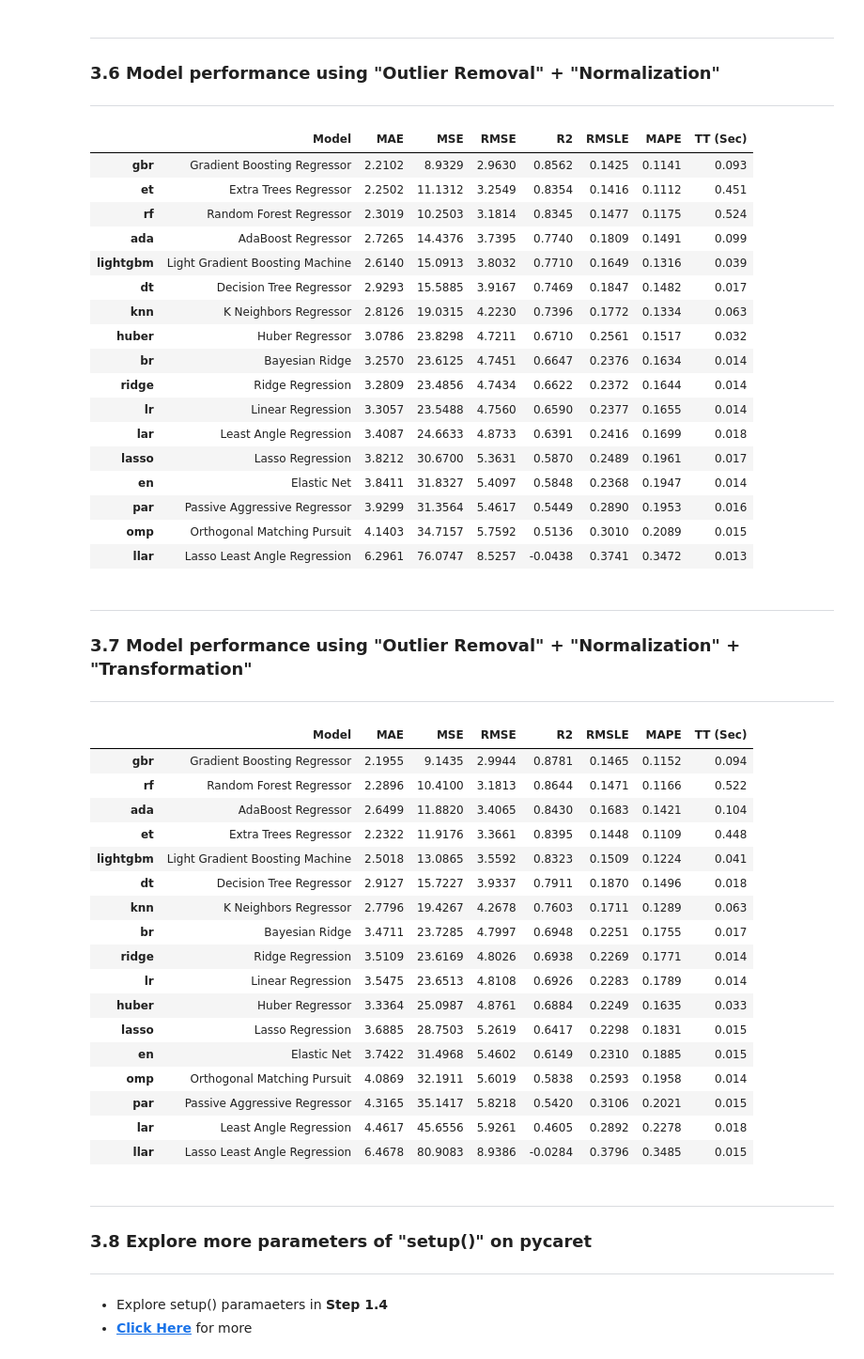
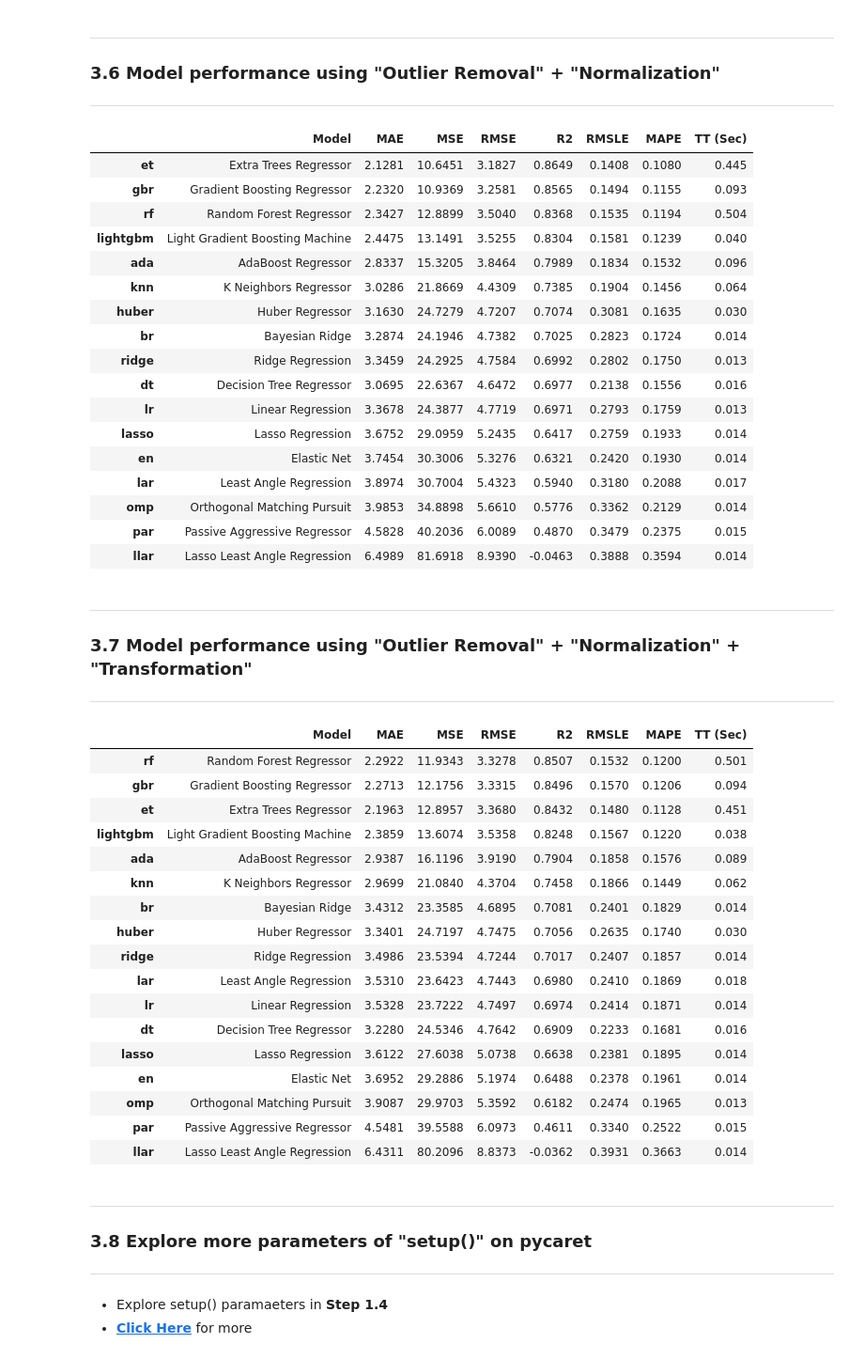
Before and after one commit to psrana/Machine-Learning-using-PyCaret, a Jupyter notebook: 01_PyCaret_for_Regression_with_Results.ipynb, the cells around one changed output. Shown at 94% size. Cells and saved outputs as stored; diff of their text form; code cells hidden in the pictures.

```diff
--- a/01_PyCaret_for_Regression_with_Results.ipynb
+++ b/01_PyCaret_for_Regression_with_Results.ipynb
@@ -76,6 +76,7 @@ dataSets = get_data('index')
 ---
 # %%
 bostonDataSet = get_data("boston")    # SN is 46
+bostonDataSet = bostonDataSet.sample(frac=1)   # Shuffle the dataset
 
 # Boston is regression dataset.
 # The values in "medv" columns are continuous values
@@ -382,53 +383,53 @@ cm = compare_models()
 ### **3.6 Model performance using "Outlier Removal" + "Normalization"**
 ---
 # %%
-s = setup(data = bostonDataSet, target = 'medv', remove_outliers = True, outliers_threshold = 0.05, normalize = True, normalize_method = 'zscore', silent=True)
+s = setup(data = bostonDataSet, target = 'medv', remove_outliers = True, outliers_threshold = 0.05, normalize = True, normalize_method = 'zscore', train_size = 0.7, data_split_shuffle = False, silent=True)
 cm = compare_models()
 # %% [output]
 |  | Model | MAE | MSE | RMSE | R2 | RMSLE | MAPE | TT (Sec) |
-| gbr | Gradient Boosting Regressor | 2.2102 | 8.9329 | 2.9630 | 0.8562 | 0.1425 | 0.1141 | 0.093 |
-| et | Extra Trees Regressor | 2.2502 | 11.1312 | 3.2549 | 0.8354 | 0.1416 | 0.1112 | 0.451 |
-| rf | Random Forest Regressor | 2.3019 | 10.2503 | 3.1814 | 0.8345 | 0.1477 | 0.1175 | 0.524 |
-| ada | AdaBoost Regressor | 2.7265 | 14.4376 | 3.7395 | 0.7740 | 0.1809 | 0.1491 | 0.099 |
-| lightgbm | Light Gradient Boosting Machine | 2.6140 | 15.0913 | 3.8032 | 0.7710 | 0.1649 | 0.1316 | 0.039 |
-| dt | Decision Tree Regressor | 2.9293 | 15.5885 | 3.9167 | 0.7469 | 0.1847 | 0.1482 | 0.017 |
-| knn | K Neighbors Regressor | 2.8126 | 19.0315 | 4.2230 | 0.7396 | 0.1772 | 0.1334 | 0.063 |
-| huber | Huber Regressor | 3.0786 | 23.8298 | 4.7211 | 0.6710 | 0.2561 | 0.1517 | 0.032 |
-| br | Bayesian Ridge | 3.2570 | 23.6125 | 4.7451 | 0.6647 | 0.2376 | 0.1634 | 0.014 |
-| ridge | Ridge Regression | 3.2809 | 23.4856 | 4.7434 | 0.6622 | 0.2372 | 0.1644 | 0.014 |
-| lr | Linear Regression | 3.3057 | 23.5488 | 4.7560 | 0.6590 | 0.2377 | 0.1655 | 0.014 |
-| lar | Least Angle Regression | 3.4087 | 24.6633 | 4.8733 | 0.6391 | 0.2416 | 0.1699 | 0.018 |
-| lasso | Lasso Regression | 3.8212 | 30.6700 | 5.3631 | 0.5870 | 0.2489 | 0.1961 | 0.017 |
-| en | Elastic Net | 3.8411 | 31.8327 | 5.4097 | 0.5848 | 0.2368 | 0.1947 | 0.014 |
-| par | Passive Aggressive Regressor | 3.9299 | 31.3564 | 5.4617 | 0.5449 | 0.2890 | 0.1953 | 0.016 |
-| omp | Orthogonal Matching Pursuit | 4.1403 | 34.7157 | 5.7592 | 0.5136 | 0.3010 | 0.2089 | 0.015 |
-| llar | Lasso Least Angle Regression | 6.2961 | 76.0747 | 8.5257 | -0.0438 | 0.3741 | 0.3472 | 0.013 |
+| et | Extra Trees Regressor | 2.1281 | 10.6451 | 3.1827 | 0.8649 | 0.1408 | 0.1080 | 0.445 |
+| gbr | Gradient Boosting Regressor | 2.2320 | 10.9369 | 3.2581 | 0.8565 | 0.1494 | 0.1155 | 0.093 |
+| rf | Random Forest Regressor | 2.3427 | 12.8899 | 3.5040 | 0.8368 | 0.1535 | 0.1194 | 0.504 |
+| lightgbm | Light Gradient Boosting Machine | 2.4475 | 13.1491 | 3.5255 | 0.8304 | 0.1581 | 0.1239 | 0.040 |
+| ada | AdaBoost Regressor | 2.8337 | 15.3205 | 3.8464 | 0.7989 | 0.1834 | 0.1532 | 0.096 |
+| knn | K Neighbors Regressor | 3.0286 | 21.8669 | 4.4309 | 0.7385 | 0.1904 | 0.1456 | 0.064 |
+| huber | Huber Regressor | 3.1630 | 24.7279 | 4.7207 | 0.7074 | 0.3081 | 0.1635 | 0.030 |
+| br | Bayesian Ridge | 3.2874 | 24.1946 | 4.7382 | 0.7025 | 0.2823 | 0.1724 | 0.014 |
+| ridge | Ridge Regression | 3.3459 | 24.2925 | 4.7584 | 0.6992 | 0.2802 | 0.1750 | 0.013 |
+| dt | Decision Tree Regressor | 3.0695 | 22.6367 | 4.6472 | 0.6977 | 0.2138 | 0.1556 | 0.016 |
+| lr | Linear Regression | 3.3678 | 24.3877 | 4.7719 | 0.6971 | 0.2793 | 0.1759 | 0.013 |
+| lasso | Lasso Regression | 3.6752 | 29.0959 | 5.2435 | 0.6417 | 0.2759 | 0.1933 | 0.014 |
+| en | Elastic Net | 3.7454 | 30.3006 | 5.3276 | 0.6321 | 0.2420 | 0.1930 | 0.014 |
+| lar | Least Angle Regression | 3.8974 | 30.7004 | 5.4323 | 0.5940 | 0.3180 | 0.2088 | 0.017 |
+| omp | Orthogonal Matching Pursuit | 3.9853 | 34.8898 | 5.6610 | 0.5776 | 0.3362 | 0.2129 | 0.014 |
+| par | Passive Aggressive Regressor | 4.5828 | 40.2036 | 6.0089 | 0.4870 | 0.3479 | 0.2375 | 0.015 |
+| llar | Lasso Least Angle Regression | 6.4989 | 81.6918 | 8.9390 | -0.0463 | 0.3888 | 0.3594 | 0.014 |
 # %% [markdown]
 ---
 ### **3.7 Model performance using "Outlier Removal" +  "Normalization" + "Transformation"**
 ---
 # %%
-s = setup(data = bostonDataSet, target = 'medv', remove_outliers = True, outliers_threshold = 0.05, normalize = True, normalize_method = 'zscore', transformation = True, transformation_method = 'yeo-johnson', silent=True)
+s = setup(data = bostonDataSet, target = 'medv', remove_outliers = True, outliers_threshold = 0.05, normalize = True, normalize_method = 'zscore', transformation = True, transformation_method = 'yeo-johnson', train_size = 0.7, data_split_shuffle = False, silent=True)
 cm = compare_models()
 # %% [output]
 |  | Model | MAE | MSE | RMSE | R2 | RMSLE | MAPE | TT (Sec) |
-| gbr | Gradient Boosting Regressor | 2.1955 | 9.1435 | 2.9944 | 0.8781 | 0.1465 | 0.1152 | 0.094 |
-| rf | Random Forest Regressor | 2.2896 | 10.4100 | 3.1813 | 0.8644 | 0.1471 | 0.1166 | 0.522 |
-| ada | AdaBoost Regressor | 2.6499 | 11.8820 | 3.4065 | 0.8430 | 0.1683 | 0.1421 | 0.104 |
-| et | Extra Trees Regressor | 2.2322 | 11.9176 | 3.3661 | 0.8395 | 0.1448 | 0.1109 | 0.448 |
-| lightgbm | Light Gradient Boosting Machine | 2.5018 | 13.0865 | 3.5592 | 0.8323 | 0.1509 | 0.1224 | 0.041 |
-| dt | Decision Tree Regressor | 2.9127 | 15.7227 | 3.9337 | 0.7911 | 0.1870 | 0.1496 | 0.018 |
-| knn | K Neighbors Regressor | 2.7796 | 19.4267 | 4.2678 | 0.7603 | 0.1711 | 0.1289 | 0.063 |
-| br | Bayesian Ridge | 3.4711 | 23.7285 | 4.7997 | 0.6948 | 0.2251 | 0.1755 | 0.017 |
-| ridge | Ridge Regression | 3.5109 | 23.6169 | 4.8026 | 0.6938 | 0.2269 | 0.1771 | 0.014 |
-| lr | Linear Regression | 3.5475 | 23.6513 | 4.8108 | 0.6926 | 0.2283 | 0.1789 | 0.014 |
-| huber | Huber Regressor | 3.3364 | 25.0987 | 4.8761 | 0.6884 | 0.2249 | 0.1635 | 0.033 |
-| lasso | Lasso Regression | 3.6885 | 28.7503 | 5.2619 | 0.6417 | 0.2298 | 0.1831 | 0.015 |
-| en | Elastic Net | 3.7422 | 31.4968 | 5.4602 | 0.6149 | 0.2310 | 0.1885 | 0.015 |
-| omp | Orthogonal Matching Pursuit | 4.0869 | 32.1911 | 5.6019 | 0.5838 | 0.2593 | 0.1958 | 0.014 |
-| par | Passive Aggressive Regressor | 4.3165 | 35.1417 | 5.8218 | 0.5420 | 0.3106 | 0.2021 | 0.015 |
-| lar | Least Angle Regression | 4.4617 | 45.6556 | 5.9261 | 0.4605 | 0.2892 | 0.2278 | 0.018 |
-| llar | Lasso Least Angle Regression | 6.4678 | 80.9083 | 8.9386 | -0.0284 | 0.3796 | 0.3485 | 0.015 |
+| rf | Random Forest Regressor | 2.2922 | 11.9343 | 3.3278 | 0.8507 | 0.1532 | 0.1200 | 0.501 |
+| gbr | Gradient Boosting Regressor | 2.2713 | 12.1756 | 3.3315 | 0.8496 | 0.1570 | 0.1206 | 0.094 |
+| et | Extra Trees Regressor | 2.1963 | 12.8957 | 3.3680 | 0.8432 | 0.1480 | 0.1128 | 0.451 |
+| lightgbm | Light Gradient Boosting Machine | 2.3859 | 13.6074 | 3.5358 | 0.8248 | 0.1567 | 0.1220 | 0.038 |
+| ada | AdaBoost Regressor | 2.9387 | 16.1196 | 3.9190 | 0.7904 | 0.1858 | 0.1576 | 0.089 |
+| knn | K Neighbors Regressor | 2.9699 | 21.0840 | 4.3704 | 0.7458 | 0.1866 | 0.1449 | 0.062 |
+| br | Bayesian Ridge | 3.4312 | 23.3585 | 4.6895 | 0.7081 | 0.2401 | 0.1829 | 0.014 |
+| huber | Huber Regressor | 3.3401 | 24.7197 | 4.7475 | 0.7056 | 0.2635 | 0.1740 | 0.030 |
+| ridge | Ridge Regression | 3.4986 | 23.5394 | 4.7244 | 0.7017 | 0.2407 | 0.1857 | 0.014 |
+| lar | Least Angle Regression | 3.5310 | 23.6423 | 4.7443 | 0.6980 | 0.2410 | 0.1869 | 0.018 |
+| lr | Linear Regression | 3.5328 | 23.7222 | 4.7497 | 0.6974 | 0.2414 | 0.1871 | 0.014 |
+| dt | Decision Tree Regressor | 3.2280 | 24.5346 | 4.7642 | 0.6909 | 0.2233 | 0.1681 | 0.016 |
+| lasso | Lasso Regression | 3.6122 | 27.6038 | 5.0738 | 0.6638 | 0.2381 | 0.1895 | 0.014 |
+| en | Elastic Net | 3.6952 | 29.2886 | 5.1974 | 0.6488 | 0.2378 | 0.1961 | 0.014 |
+| omp | Orthogonal Matching Pursuit | 3.9087 | 29.9703 | 5.3592 | 0.6182 | 0.2474 | 0.1965 | 0.013 |
+| par | Passive Aggressive Regressor | 4.5481 | 39.5588 | 6.0973 | 0.4611 | 0.3340 | 0.2522 | 0.015 |
+| llar | Lasso Least Angle Regression | 6.4311 | 80.2096 | 8.8373 | -0.0362 | 0.3931 | 0.3663 | 0.014 |
 # %% [markdown]
 ---
 ### **3.8 Explore more parameters of "setup()" on pycaret**
```
Also changed, not shown: parts of 25 cells of this notebook.
